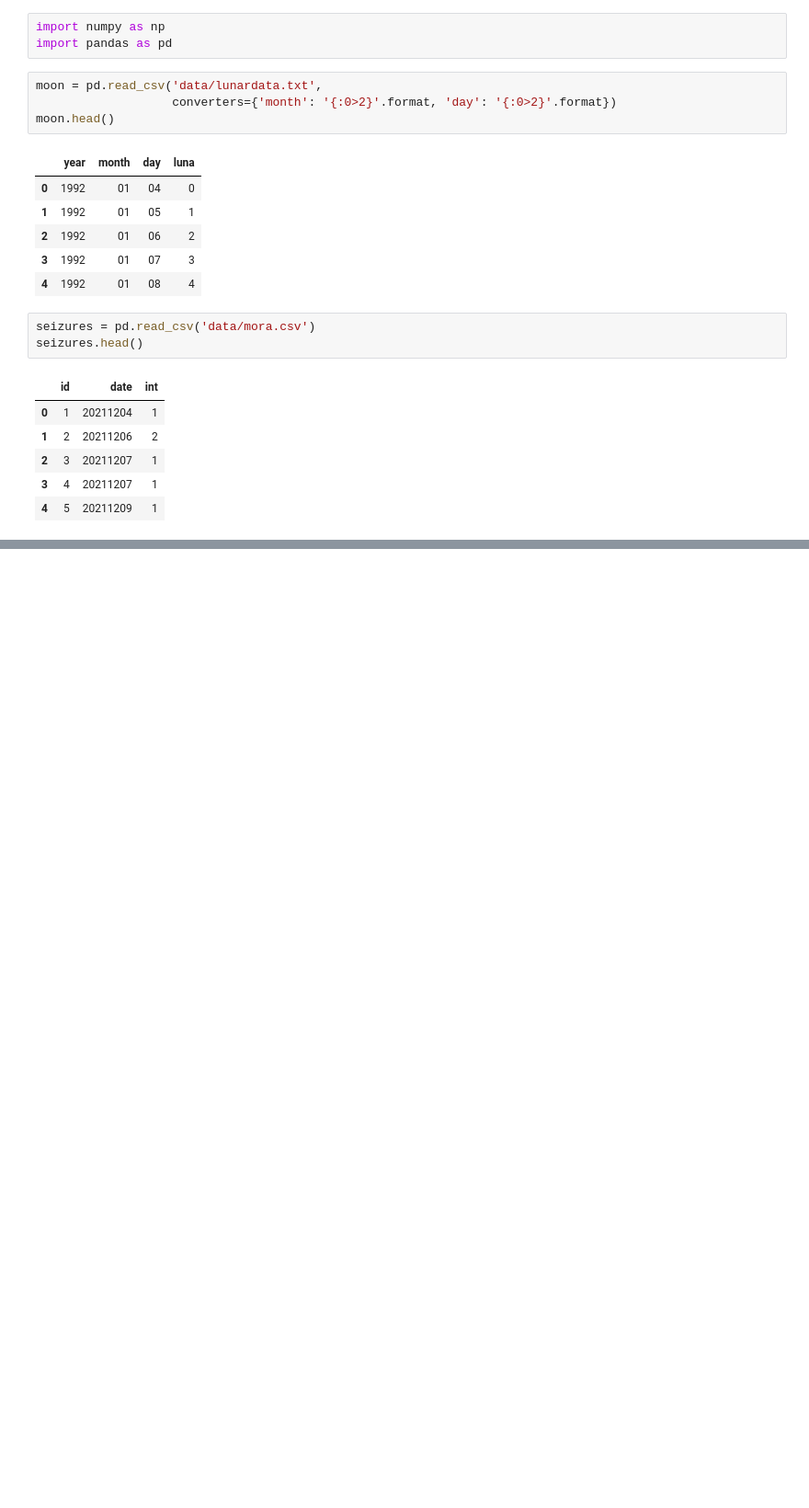
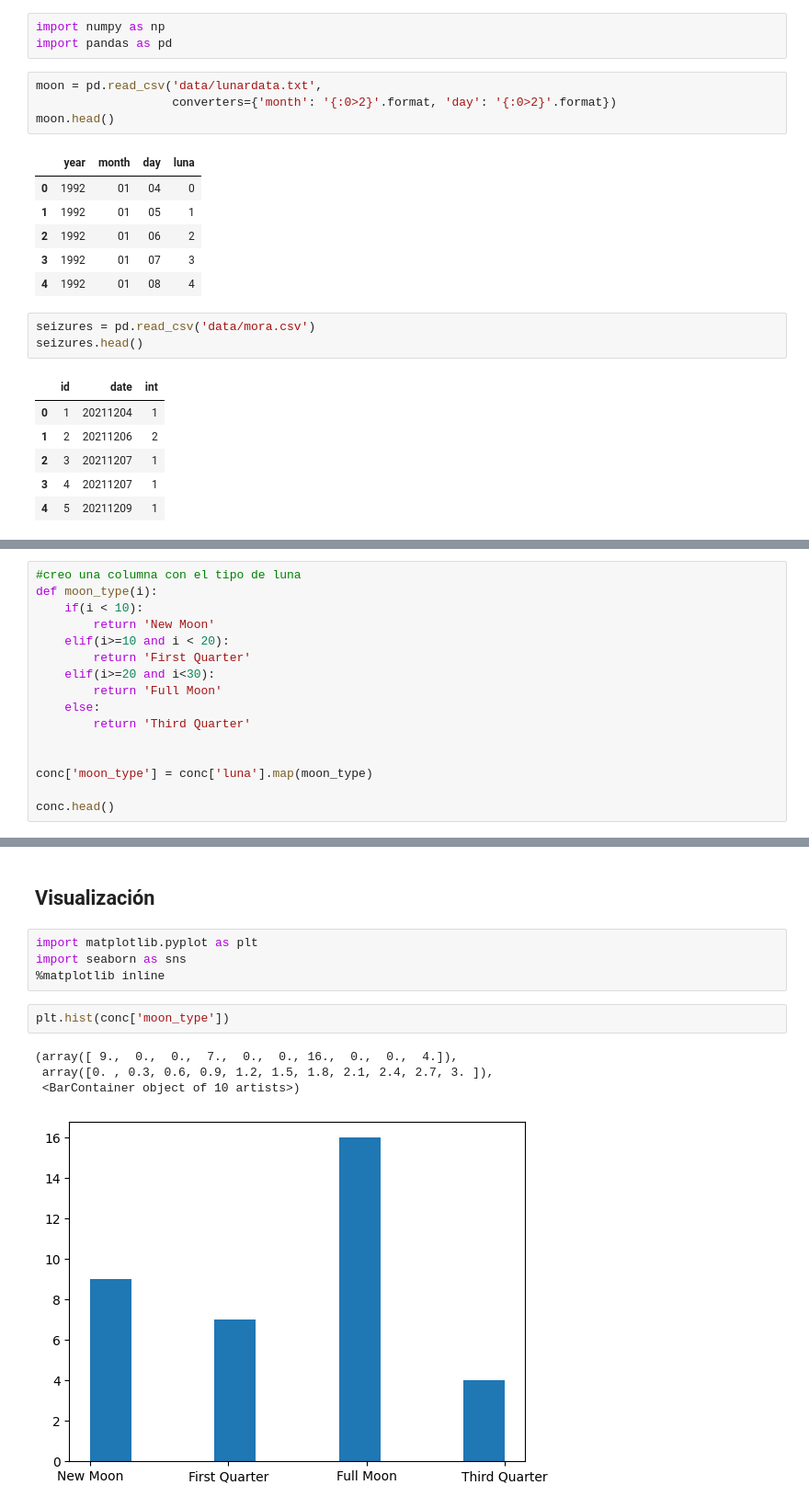
Before and after one commit to acapponi/moon, a Jupyter notebook: data-analisys.ipynb, the cells around one changed output, grey strips where cells are left out. Shown at 92% size. Cells and saved outputs as stored; diff of their text form; blank space fills up the shorter version.

```diff
--- a/data-analisys.ipynb
+++ b/data-analisys.ipynb
@@ -42,3 +46,19 @@ conc.head()
 | 2 | 3 | 20211207 | 1 | 2021 | 12 | 07 | 4 |
 | 3 | 4 | 20211207 | 1 | 2021 | 12 | 07 | 4 |
 | 4 | 5 | 20211209 | 1 | 2021 | 12 | 09 | 6 |
+# %%
+#creo una columna con el tipo de luna
+def moon_type(i):
+    if(i < 10):
+        return 'New Moon'
+    elif(i>=10 and i < 20):
+        return 'First Quarter'
+    elif(i>=20 and i<30):
+        return 'Full Moon'
+    else:
+        return 'Third Quarter'
+
+
+conc['moon_type'] = conc['luna'].map(moon_type)
+
+conc.head()
@@ -44,0 +114,13 @@ conc.head()
+# %% [markdown]
+## Visualización
+# %%
+import matplotlib.pyplot as plt
+import seaborn as sns
+%matplotlib inline
+# %%
+plt.hist(conc['moon_type'])
+# %% [output]
+(array([ 9.,  0.,  0.,  7.,  0.,  0., 16.,  0.,  0.,  4.]),
+ array([0. , 0.3, 0.6, 0.9, 1.2, 1.5, 1.8, 2.1, 2.4, 2.7, 3. ]),
+ <BarContainer object of 10 artists>)
+[figure, added]
```
Also changed, not shown: parts of 10 cells of this notebook.
